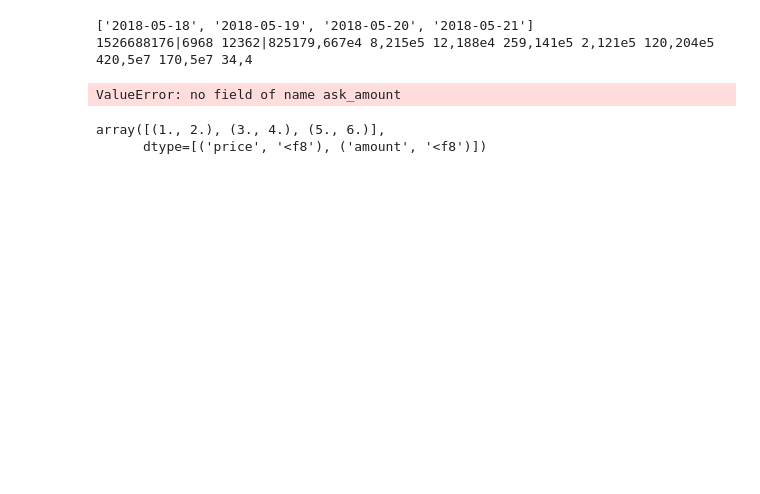
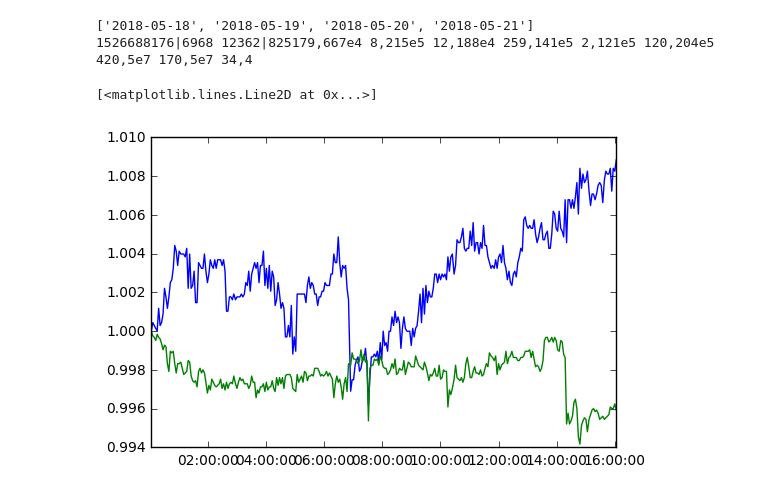
Before and after one commit to nullhack/crypto-utils, a Jupyter notebook: dev.ipynb, the cells around one changed output. Saved outputs shown, nothing was run; the diff lists cells and outputs as text; code cells hidden in the pictures; blank space fills up the shorter version.

Commit message:
data array

```diff
--- a/dev.ipynb
+++ b/dev.ipynb
@@ -73,45 +73,36 @@ def get_orderbook(exchange, date, lim_orderbook=None):
     s = len(lines)
 
     data = np.ndarray(s, dtype=np.dtype([
-        ('epoch', dt.datetime),
-        ('ask', float),
-        ('bid', float),
-        ('num_ask', int),
-        ('num_bid', int),
-        ('ord_ask', np.ndarray),
-        ('ord_bid', np.ndarray),
-        ('ord_amount_ask', np.ndarray),
-        ('ord_amount_bid', np.ndarray)
-    ]))
+            ('epoch', dt.datetime),
+            ('ask', np.dtype([('price', float),('qtd', 'uint')])),
+            ('bid', np.dtype([('price', float),('qtd', 'uint')])),
+            ('orderbook', np.dtype([('ask', np.ndarray),('bid', np.ndarray)]))
+        ]))
 
     for i in range(s):
 
         d = lines[i].split('|')
 
-        epoch = dt.datetime.fromtimestamp(int(d[0]))
+        data[i]['epoch'] = dt.datetime.fromtimestamp(int(d[0]))
 
         qtd_askbid = [float(v) for v in d[1].split(' ')]
+        data[i]['ask']['qtd'] = qtd_askbid[0]
+        data[i]['bid']['qtd'] = qtd_askbid[1]
 
         list_asks = d[2].split(' ')[:lim_orderbook]
+        oask = np.ndarray(len(list_asks), dtype=[('price', float), ('amount', float)])
+        oask['price'] = np.cumsum([float(p.split(',')[0])/10**adj_price for p in list_asks])
+        oask['amount'] = [float(p.split(',')[1])/10**adj_amount for p in list_asks]
+        data[i]['ask']['price'] = oask['price'][0]
+        data[i]['orderbook']['ask'] = oask
+
         list_bids = d[3].split(' ')[:lim_orderbook]
+        obid = np.ndarray(len(list_bids), dtype=[('price', float), ('amount', float)])
+        obid['price'] = np.cumsum([float(p.split(',')[0])/10**adj_price for p in list_bids])
+        obid['amount'] = [float(p.split(',')[1])/10**adj_amount for p in list_bids]
+        data[i]['bid']['price'] = obid['price'][0]
+        data[i]['orderbook']['bid'] = obid
 
-        list_ask_prices = np.cumsum([float(p.split(',')[0])/10**adj_price for p in list_asks])
-        list_ask_amounts = [float(p.split(',')[1])/10**adj_amount for p in list_asks]
-        list_ask_zip = np.array(list(zip(list_ask_prices, list_ask_amounts)))
-
-        list_bid_prices = np.cumsum([float(p.split(',')[0])/10**adj_price for p in list_bids])
-        list_bid_amounts = [float(p.split(',')[1])/10**adj_amount for p in list_bids]
-        list_bid_zip = np.array(list(zip(list_bid_prices, list_bid_amounts)))
-
-        data[i]['epoch'] = epoch
-        data[i]['ask_amount'] = list_ask_prices[0]
-        data[i]['ask_qtd'] = qtd_askbid[0]
-        data[i]['ask_orderbook'] = list_ask_zip
-        data[i]['bid_amount'] = list_ask_prices[0]
-        data[i]['bid_qtd'] = qtd_askbid[1]
-        data[i]['bid_orderbook'] = list_bid_zip
     return data
 
-x = get_orderbook('bitstamp', '2018-05-21', 1000)
+x = get_orderbook('bitstamp', '2018-05-21', 5000)
-# %% [output]
-ValueError: no field of name ask_amount
@@ -132,6 +109,7 @@ data[0]['orderbook']['ask'] = np.array([(1,2),(3,4),(5,6)], dtype=[('price', flo
-# %%
-data['orderbook'][0]['ask']
-# %% [output]
-array([(1., 2.), (3., 4.), (5., 6.)],
-      dtype=[('price', '<f8'), ('amount', '<f8')])
+# %%
+plt.plot(x['epoch'],x['ask']['qtd']/x['ask']['qtd'][0])
+plt.plot(x['epoch'],x['bid']['qtd']/x['bid']['qtd'][0])
+# %% [output]
+[<matplotlib.lines.Line2D at 0x...>]
+[figure, added]
 # %%
```
Also changed, not shown: parts of 3 cells of this notebook.
